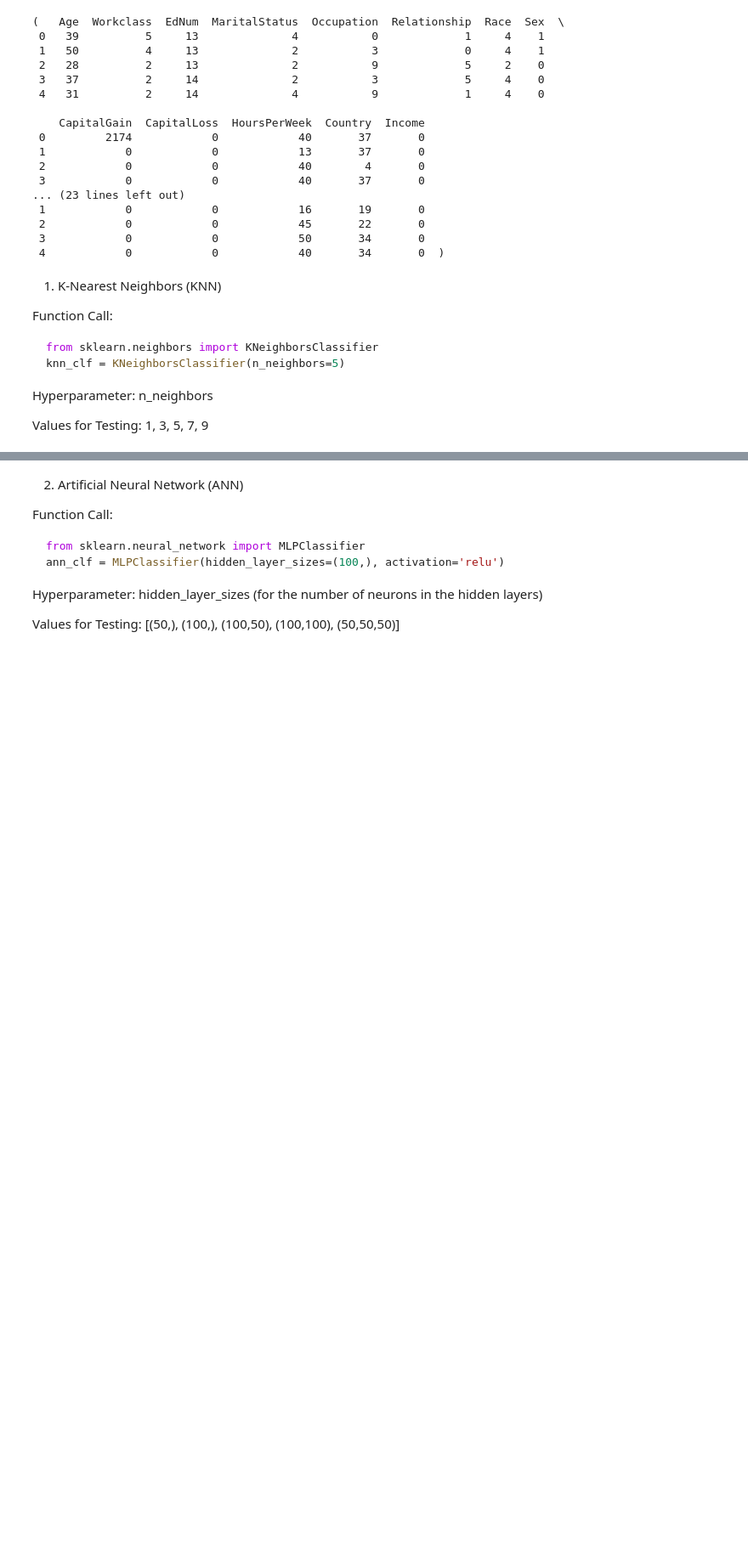
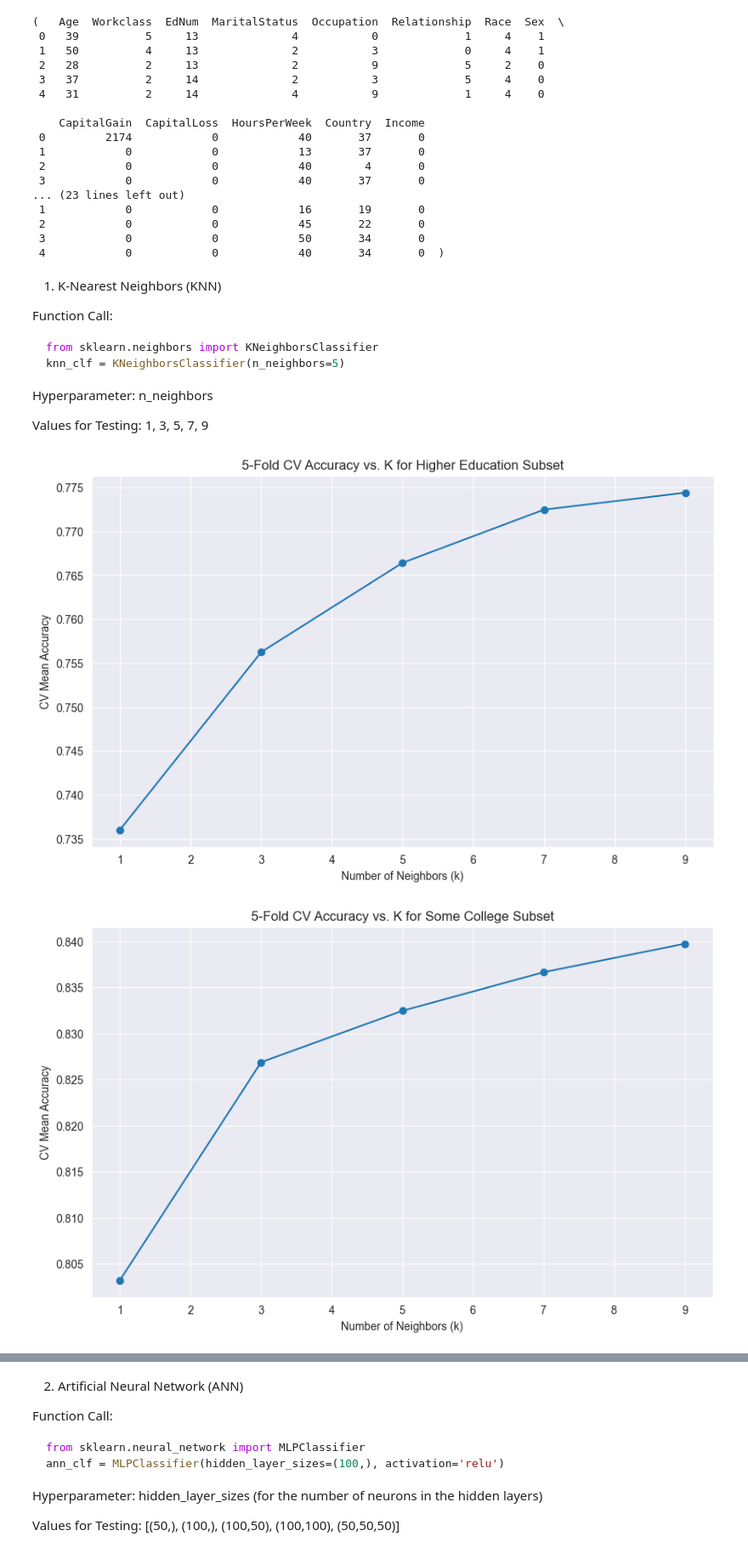
Before and after one commit to ruoyaow/cse514pa2, a Jupyter notebook: pa2b.ipynb, the cells around one changed output, grey strips where cells are left out. Shown at 85% size. Cells and saved outputs as stored; diff of their text form; code cells hidden in the pictures; blank space fills up the shorter version.

```diff
--- a/pa2b.ipynb
+++ b/pa2b.ipynb
@@ -77,26 +77,29 @@ Values for Testing: 1, 3, 5, 7, 9
 # %%
 # Setting up K values for tuning
 k_values = [1, 3, 5, 7, 9]
 
 # Function to perform KNN tuning and plotting
 def tune_knn(X, y, k_values, title):
     scaler = StandardScaler()
     X = scaler.fit_transform(X)
     mean_cv_scores = []
     for k in k_values:
         knn_clf = KNeighborsClassifier(n_neighbors=k)
         cv_scores = cross_val_score(knn_clf, X, y, cv=5)
         mean_cv_scores.append(np.mean(cv_scores))
 
     # Plotting
     plt.figure(figsize=(10, 6))
     plt.plot(k_values, mean_cv_scores, marker='o')
     plt.title(f'5-Fold CV Accuracy vs. K for {title}')
     plt.xlabel('Number of Neighbors (k)')
     plt.ylabel('CV Mean Accuracy')
     plt.grid(True)
     plt.show()
 
 tune_knn(X_higher_ed, y_higher_ed, k_values, "Higher Education Subset")
-tune_knn(X_higher_ed, y_higher_ed, k_values, "Some College Subset")
-tune_knn(X_higher_ed, y_higher_ed, k_values, "Less than High School Subset")
+tune_knn(X_some_college, y_some_college, k_values, "Some College Subset")
+tune_knn(X_less_than_hs, y_less_than_hs, k_values, "Less than High School Subset")
+# %% [output]
+[figure, added]
+[figure, added]
```
Also changed, not shown: parts of 5 cells of this notebook, 1 other file.
